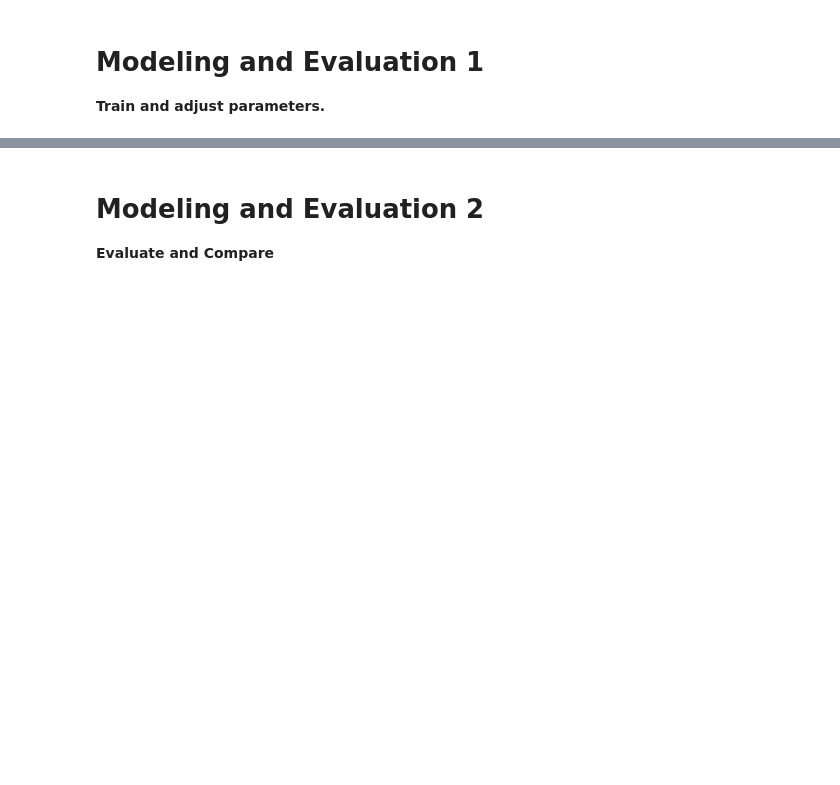
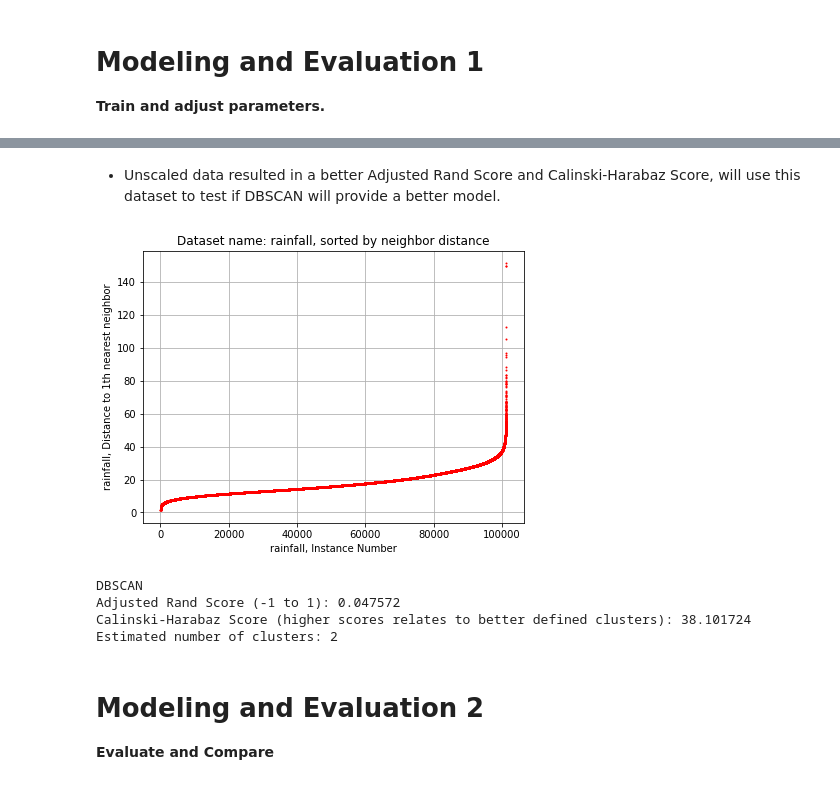
Before and after one commit to jpafford/Data_Mining_7331, a Jupyter notebook: Lab Three Association Rule Mining, Clustering, or Collaborative Filtering.ipynb, the cells around one changed output, grey strips where cells are left out. Cells and saved outputs as stored; diff of their text form; code cells hidden in the pictures; blank space fills up the shorter version.

```diff
--- a/Lab Three Association Rule Mining, Clustering, or Collaborative Filtering.ipynb
+++ b/Lab Three Association Rule Mining, Clustering, or Collaborative Filtering.ipynb
@@ -20,0 +74,23 @@
+# %%
+from sklearn.cluster import KMeans
+from sklearn.preprocessing import StandardScaler
+import sklearn.metrics
+import time
+
+def bench_k_means(estimator, name, data):
+    t0 = time.time()
+    y_hat=estimator.fit_predict(data)
+    print(name)
+    print("Adjusted Rand Score (-1 to 1): %f" %(sklearn.metrics.adjusted_rand_score(y, y_hat)))
+    print("Calinski-Harabaz Score (higher scores relates to better defined clusters): %f"
+          %(sklearn.metrics.calinski_harabaz_score(X=data, labels=y_hat)))
+    return y_hat
+
+scl_obj = StandardScaler()
+scl_obj.fit(x)
+x_scaled = scl_obj.transform(x)
+
+bench_k_means(KMeans(init='random', n_clusters=2), name="random", data=x)
+bench_k_means(KMeans(init='k-means++', n_clusters=2), name="k-means++", data=x)
+bench_k_means(KMeans(init='random', n_clusters=2), name="random, scaled", data=x_scaled)
+bench_k_means(KMeans(init='k-means++', n_clusters=2), name="k-means++, scaled", data=x_scaled)
@@ -21,3 +111,42 @@
+# %% [markdown]
+- Unscaled data resulted in a better Adjusted Rand Score and Calinski-Harabaz Score, will use this dataset to test if DBSCAN will provide a better model.
+# %%
+from sklearn.neighbors import kneighbors_graph
+import matplotlib.pyplot as plt
+import numpy
+
+n=1 #x=1, 10, 50.  All gave the same shape, 1 was chosen because it's the least computationally expensive
+X2_knn_graph = kneighbors_graph(x, n, mode='distance') # calculate distance to x nearest neighbors
+
+N2 = X2_knn_graph.shape[0]
+X2_4nn_distances = numpy.zeros((N2,1))
+for i in range(N2):
+    X2_4nn_distances[i] = X2_knn_graph[i,:].max()
+
+X2_4nn_distances = numpy.sort(X2_4nn_distances, axis=0)
+
+plt.figure(figsize=(15,5))
+plt.subplot(1,2,1)
+plt.plot(range(N2), X2_4nn_distances, 'r.', markersize=2) #plot the data
+plt.title('Dataset name: rainfall, sorted by neighbor distance')
+plt.xlabel('rainfall, Instance Number')
+plt.ylabel('rainfall, Distance to {0}th nearest neighbor'.format(n))
+plt.grid()
+# %% [output]
+[figure, added]
+# %%
+from sklearn.cluster import DBSCAN
+
+labels=bench_k_means(DBSCAN(eps=40, min_samples=8), name="DBSCAN", data=x) #tried min_samples = 1, 100, 50, 25, 10, 5, 8
+
+# Number of clusters in labels, ignoring noise if present.
+n_clusters_ = len(set(labels)) - (1 if -1 in labels else 0)
+print('Estimated number of clusters: %d' % n_clusters_)
+# %% [output]
+DBSCAN
+Adjusted Rand Score (-1 to 1): 0.047572
+Calinski-Harabaz Score (higher scores relates to better defined clusters): 38.101724
+Estimated number of clusters: 2
 # %% [markdown]
 # Modeling and Evaluation 2
 <b>Evaluate and Compare</b>
```
Also changed, not shown: parts of 4 cells of this notebook, 1 other file.
